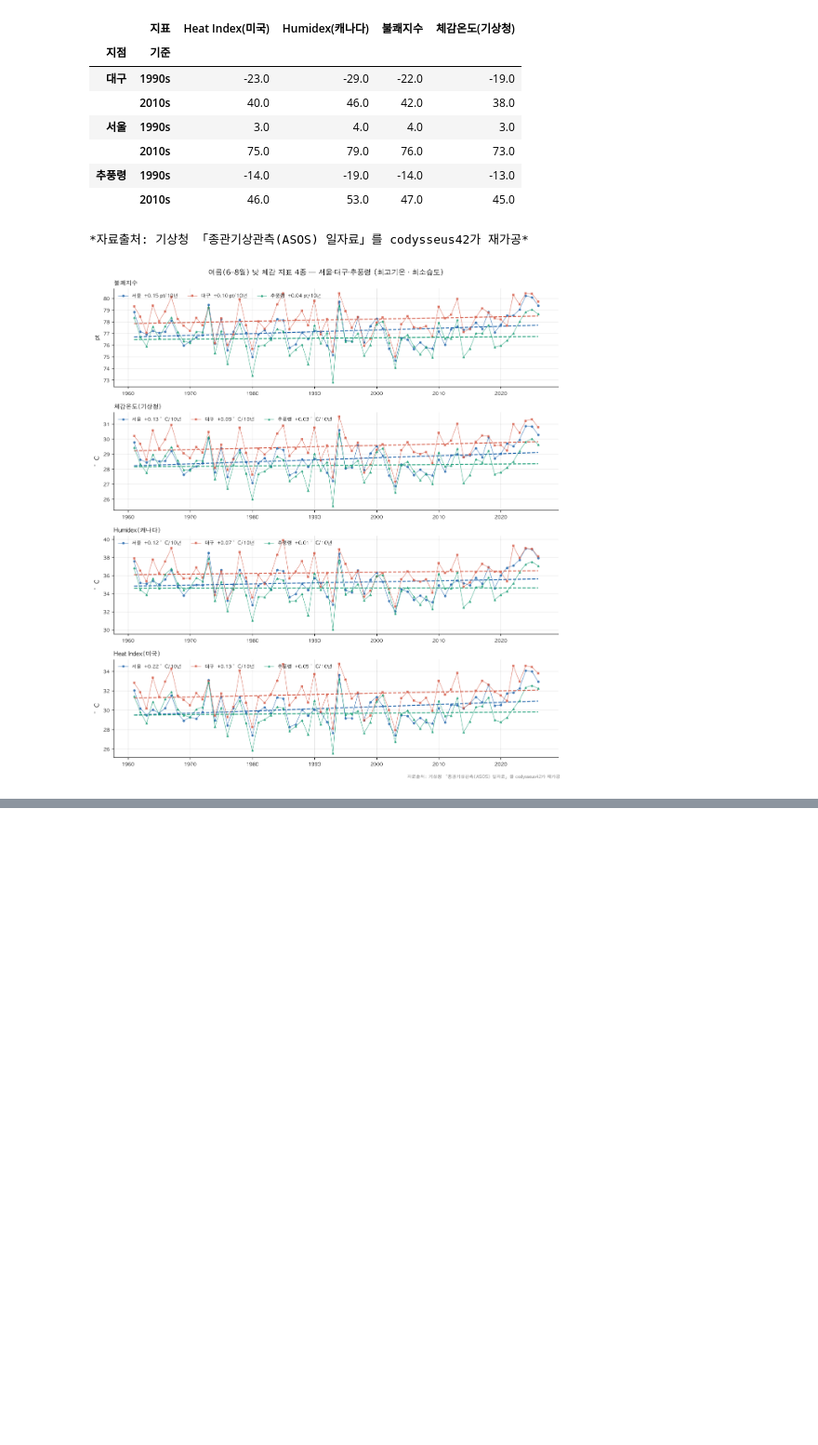
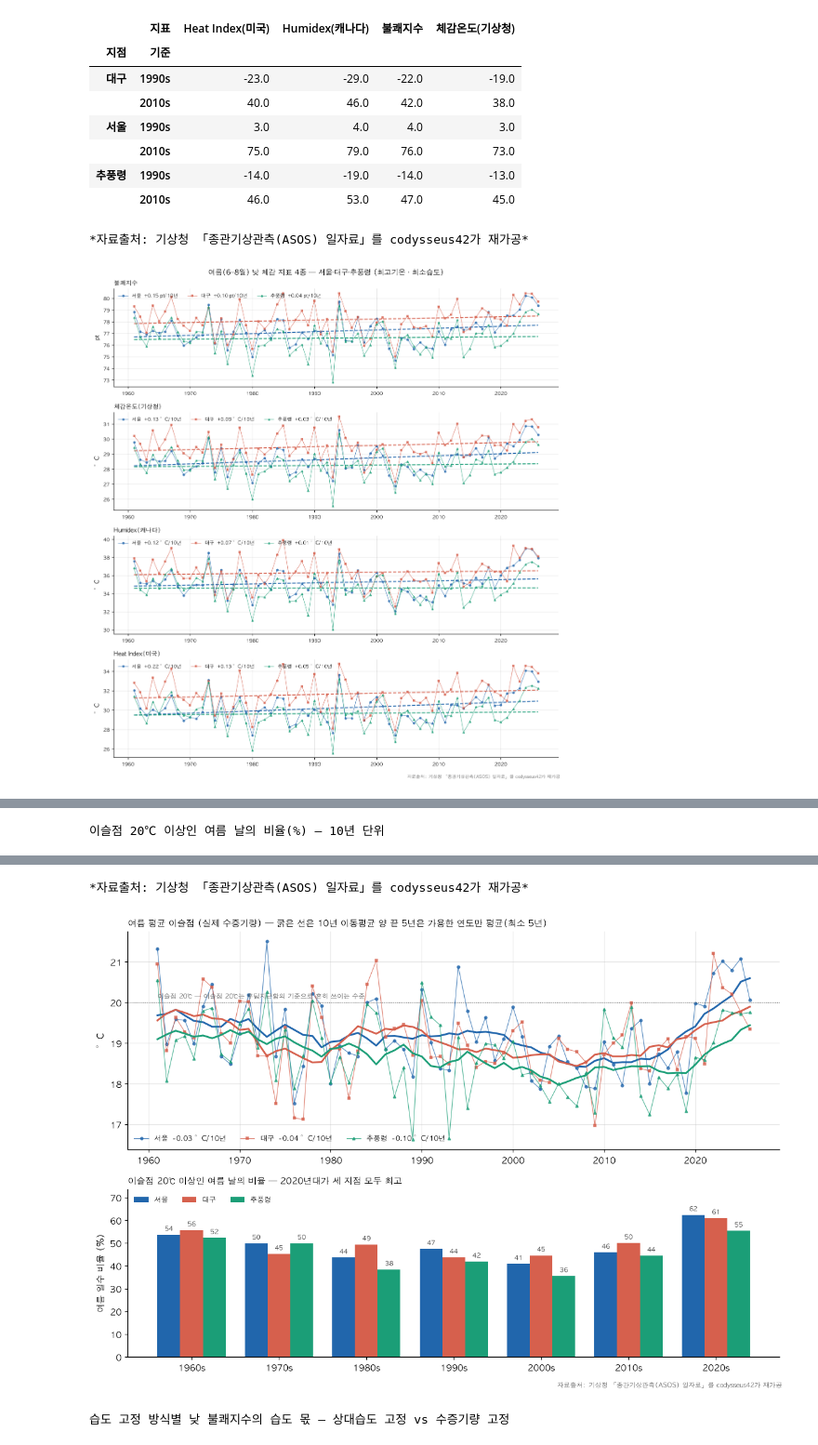
Before and after one commit to codysseus42/summer-seoul-data, a Jupyter notebook: 02_analysis.ipynb, the cells around one changed output, grey strips where cells are left out. Shown at 93% size. Saved outputs shown, nothing was run; the diff lists cells and outputs as text; code cells hidden in the pictures; blank space fills up the shorter version.

```diff
--- a/02_analysis.ipynb
+++ b/02_analysis.ipynb
@@ -524,7 +524,7 @@ for act, cf, label, fname in VERSIONS_10:
     for d, g in yr_cf.groupby(yr_cf.index // 10 * 10).gap:     # 10년 평균 가로선
         ax2.hlines(g.mean(), g.index.min() - 0.4, g.index.max() + 0.4, color="k", lw=1.5)
         ax2.text(g.index.max() + 0.45, g.mean(), f"평균 {g.mean():+.2f}",
-                 ha="left", va="center", fontsize=8, fontweight="bold")
+                 ha="left", va="center", fontsize=8)
     for yy, v in yr_cf.gap.items():                             # 연도별 값
         ax2.annotate(f"{v:+.1f}", (yy, v), xytext=(0, 2 if v >= 0 else -2), textcoords="offset points",
                      ha="center", va="bottom" if v >= 0 else "top", fontsize=6.5, color="#555")
@@ -1217,0 +1137,75 @@ plt.show()
+# %%
+def sat_vp(t):
+    """포화수증기압 (hPa, Magnus 식) — 그 기온에서 공기가 담을 수 있는 최대 수증기"""
+    return 6.112 * np.exp(17.62 * t / (243.12 + t))
+
+q["e_day"] = q.rh_min / 100 * sat_vp(q.tmax)                    # 낮 실제 수증기압 (hPa)
+
+# ① 절대 수증기량: 이슬점 20℃ 이상인 여름 날의 비율 (10년 단위)
+dew20 = (q.dew >= 20).groupby([q.stn_name, q.decade]).mean().unstack() * 100
+print("이슬점 20℃ 이상인 여름 날의 비율(%) — 10년 단위")
+display(dew20.round(1))
+print("*자료출처: 기상청 「종관기상관측(ASOS) 일자료」를 codysseus42가 재가공*")
+
+
+# ---------- Q3 그림 2: 절대 수증기량 — 이슬점 ----------
+yr_dew = q.groupby([q.stn_name, q.index.year]).dew.mean()
+dew20 = (q.dew >= 20).groupby([q.stn_name, q.decade]).mean().unstack() * 100
+
+fig, (ax, ax2) = plt.subplots(2, 1, figsize=(11, 7.5), gridspec_kw={"height_ratios": [1.3, 1]})
+for name, c in STN_COLOR.items():
+    y = yr_dew.loc[name]
+    k, b = np.polyfit(y.index, y, 1)
+    ax.plot(y.index, y, marker=STN_MARK[name], ms=3, lw=0.8, color=c, alpha=0.75,
+            label=f"{name}  {k*10:+.2f} °C/10년")
+    ax.plot(y.index, y.rolling(10, center=True, min_periods=5).mean(), lw=2, color=c)   # 10년 흐름
+ax.axhline(20, color="#555", lw=0.8, ls=":")
+ax.text(1961, 20.05, "이슬점 20℃ — 이슬점 20℃는 후텁지근함의 기준으로 흔히 쓰이는 수준", fontsize=7, color="#555", va="bottom")
+ax.set_title("여름 평균 이슬점 (실제 수증기량) — 굵은 선은 10년 이동평균 양 끝 5년은 가용한 연도만 평균(최소 5년)", loc="left", fontsize=10)
+ax.set_ylabel("°C")
+ax.xaxis.set_major_locator(MultipleLocator(10))
+ax.grid(alpha=0.3)
+ax.spines[["top", "right"]].set_visible(False)
+ax.legend(fontsize=8, frameon=False, loc="lower left", ncol=3)
+
+x = np.arange(len(dew20.columns))
+wbar = 0.26
+for j, (name, c) in enumerate(STN_COLOR.items()):
+    v = dew20.loc[name]
+    ax2.bar(x + (j - 1) * wbar, v, width=wbar, color=c, label=name)
+    for xi, vi in zip(x + (j - 1) * wbar, v):
+        ax2.text(xi, vi + 0.8, f"{vi:.0f}", ha="center", va="bottom", fontsize=7, color="#333")
+ax2.set_xticks(x, [f"{d}s" for d in dew20.columns])
+ax2.set_ylabel("여름 일수 비율 (%)")
+ax2.set_ylim(0, dew20.values.max() * 1.18)
+ax2.set_title("이슬점 20℃ 이상인 여름 날의 비율 — 2020년대가 세 지점 모두 최고", loc="left", fontsize=10)
+ax2.legend(fontsize=8, frameon=False, loc="upper left", ncol=3)
+ax2.spines[["top", "right"]].set_visible(False)
+fig.text(0.99, 0.002, SOURCE, ha="right", fontsize=7, color="#666")
+plt.tight_layout(rect=(0, 0.01, 1, 1))
+plt.savefig("imagedata/fig_q3_dewpoint.png", bbox_inches="tight", dpi=150)
+plt.show()
+
+# ② '습도'를 무엇으로 고정하느냐에 따른 원인 분해 (낮 불쾌지수)
+#    상대습도 고정: 더워지며 늘어난 수증기는 '기온 몫'으로 들어간다
+#    수증기량 고정: 늘어난 수증기 전부가 '습도 몫'이 된다
+rows = []
+for name in ["서울", "대구", "추풍령"]:
+    d = q[q.stn_name == name]
+    now_q = d[d.decade == 2020]
+    for B in [1990, 2010]:
+        prev_q = d[d.decade == B]
+        total = now_q.di_day.mean() - prev_q.di_day.mean()
+        rh_fix_rh = shift_rh(now_q.rh_min, prev_q.rh_min)
+        e_fix = now_q.e_day - (now_q.e_day.mean() - prev_q.e_day.mean())
+        rh_fix_e = (e_fix / sat_vp(now_q.tmax) * 100).clip(0, 100)
+        for how, rh_cf in [("상대습도 고정", rh_fix_rh), ("수증기량 고정", rh_fix_e)]:
+            hum = now_q.di_day.mean() - discomfort_index(now_q.tmax, rh_cf).mean()
+            rows.append({"지점": name, "기준": f"{B}s", "방식": how,
+                         "습도 몫(pt)": hum, "습도 비중(%)": hum / total * 100})
+print("습도 고정 방식별 낮 불쾌지수의 습도 몫 — 상대습도 고정 vs 수증기량 고정")
+display(pd.DataFrame(rows).pivot_table(index=["지점", "기준"], columns="방식",
+                                       values=["습도 몫(pt)", "습도 비중(%)"]).round(2))
+print("*자료출처: 기상청 「종관기상관측(ASOS) 일자료」를 codysseus42가 재가공*")
+# %% [output]
+이슬점 20℃ 이상인 여름 날의 비율(%) — 10년 단위
@@ -1217,0 +1217,3 @@ plt.show()
+*자료출처: 기상청 「종관기상관측(ASOS) 일자료」를 codysseus42가 재가공*
+[figure, added]
+습도 고정 방식별 낮 불쾌지수의 습도 몫 — 상대습도 고정 vs 수증기량 고정
```
Also changed, not shown: parts of 10 cells of this notebook, 8 other files.
